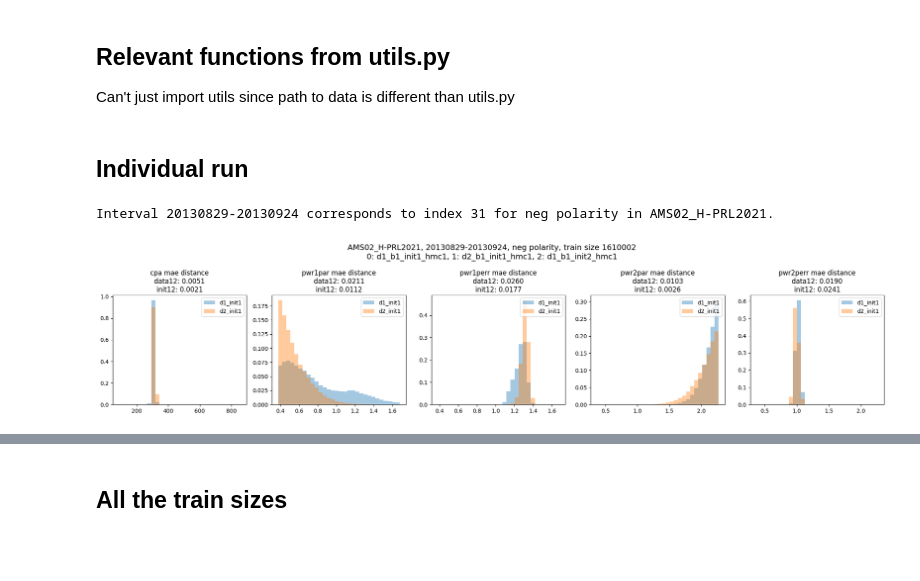
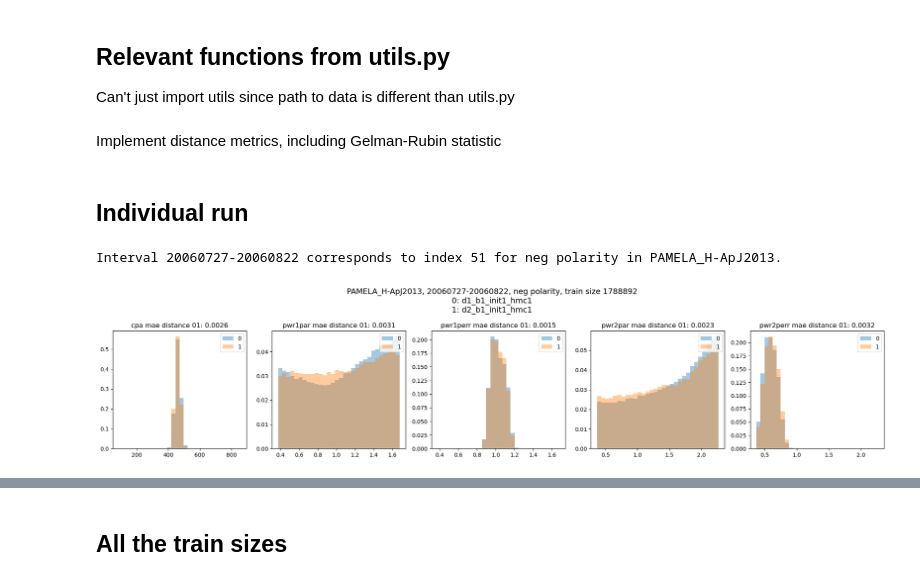
Before and after one commit to hawaii-ai/GalacticCosmicRays, a Jupyter notebook: notebooks/plot/plot_hmc_train_size_individual_runs.ipynb, the cells around one changed output, grey strips where cells are left out. Drawn from its saved outputs; the diff is of its cells as text; code cells hidden in the pictures; blank space fills up the shorter version.

```diff
--- a/notebooks/plot/plot_hmc_train_size_individual_runs.ipynb
+++ b/notebooks/plot/plot_hmc_train_size_individual_runs.ipynb
@@ -108,0 +90,2 @@ def get_distance(hist_0, hist_1, metric='mae'):
+# %% [markdown]
+Implement distance metrics, including Gelman-Rubin statistic
@@ -109,25 +277,22 @@ def get_distance(hist_0, hist_1, metric='mae'):
 # %% [markdown]
 ## Individual run
 # %%
-data_version=['d1', 'd2'] # 'd1', 'd2'
+data_version=['d1', 'd2', 'd3', 'd4', 'd5']
+model_version=['init1', 'init2', 'init3', 'init4', 'init5']
 bootstrap=['b0', 'b1'] # 'b0' or 'b1', false or true
-model_version=['init1', 'init2'] # 'init1' or 'init2'
 hmc_run = ['hmc1', 'hmc2'] # 'hmc1' or 'hmc2'
 
 # Parameters (change me!)
-idx = 31 # 24 corresponds to 20130221-20130319, the interval in the paper
-train_size_fraction = 0.9
+idx = 51 # 24 corresponds to 20130221-20130319, the interval in the paper
+train_size_fraction = 1.0
 hmc_version='v32'
 data_bootstrap_model_hmc_identifier_0 = f"{data_version[0]}_{bootstrap[1]}_{model_version[0]}_{hmc_run[0]}"
 data_bootstrap_model_hmc_identifier_1 = f"{data_version[1]}_{bootstrap[1]}_{model_version[0]}_{hmc_run[0]}"
-data_bootstrap_model_hmc_identifier_2 = f"{data_version[0]}_{bootstrap[1]}_{model_version[1]}_{hmc_run[0]}"
-# data_bootstrap_model_hmc_identifier_3 = f"{data_version[0]}_{bootstrap[1]}_{model_version[0]}_{hmc_run[1]}"
 
 # Load relevant HMC results
-# print(f"Comparing {data_bootstrap_model_hmc_identifier_0}, {data_bootstrap_model_hmc_identifier_1}, {data_bootstrap_model_hmc_identifier_2}, and {data_bootstrap_model_hmc_identifier_3} for train size fraction {train_size_fraction}.")
 results_dir_hmc_0 = f"../../../results/{hmc_version}/{data_bootstrap_model_hmc_identifier_0}_{train_size_fraction}/"
 results_dir_hmc_1 = f"../../../results/{hmc_version}/{data_bootstrap_model_hmc_identifier_1}_{train_size_fraction}/"
-results_dir_hmc_2 = f"../../../results/{hmc_version}/{data_bootstrap_model_hmc_identifier_2}_{train_size_fraction}/"
+# results_dir_hmc_2 = f"../../../results/{hmc_version}/{data_bootstrap_model_hmc_identifier_2}_{train_size_fraction}/"
 # results_dir_hmc_3 = f"../../../results/{hmc_version}/{data_bootstrap_model_hmc_identifier_3}_{train_size_fraction}/"
 
 # Get interval corresponding to one in paper
@@ -144,16 +309,16 @@ df_int.head()
 # csv file has no headers, but samples are in this order: ['cpa', 'pwr1par', 'pwr1perr', 'pwr2par', 'pwr2perr']
 hmc_0_samples = pd.read_csv(f'{results_dir_hmc_0}samples_{idx}_{exp_name}_{interval}_{polarity}.csv', header=None, delimiter=',')
 hmc_1_samples = pd.read_csv(f'{results_dir_hmc_1}samples_{idx}_{exp_name}_{interval}_{polarity}.csv', header=None, delimiter=',')
-hmc_2_samples = pd.read_csv(f'{results_dir_hmc_2}samples_{idx}_{exp_name}_{interval}_{polarity}.csv', header=None, delimiter=',')
+# hmc_2_samples = pd.read_csv(f'{results_dir_hmc_2}samples_{idx}_{exp_name}_{interval}_{polarity}.csv', header=None, delimiter=',')
 # hmc_3_samples = pd.read_csv(f'{results_dir_hmc_3}samples_{idx}_{exp_name}_{interval}_{polarity}.csv', header=None, delimiter=',')
 
-parameter_names = ['cpa', 'pwr1par', 'pwr1perr', 'pwr2par', 'pwr2perr']
-hmc_0_samples.columns = parameter_names
-hmc_1_samples.columns = parameter_names
-hmc_2_samples.columns = parameter_names
-# hmc_3_samples.columns = parameter_names
+PARAMETERS = ['cpa', 'pwr1par', 'pwr1perr', 'pwr2par', 'pwr2perr']
+hmc_0_samples.columns = PARAMETERS
+hmc_1_samples.columns = PARAMETERS
+# hmc_2_samples.columns = PARAMETERS
+# hmc_3_samples.columns = PARAMETERS
 # %% [output]
-Interval 20130829-20130924 corresponds to index 31 for neg polarity in AMS02_H-PRL2021.
+Interval 20060727-20060822 corresponds to index 51 for neg polarity in PAMELA_H-ApJ2013.
 # %%
 num_bins = 30
 metric = 'mae' # 'mae', 'mse', 'kl', or 'wasserstein'
@@ -161,50 +326,51 @@ metric = 'mae' # 'mae', 'mse', 'kl', or 'wasserstein'
 # Let's make a 1 x 5 grid of subplots, where they are the historograms of the samples. We'll plot both hmc_0 and hmc_1 samples in the same grid
 fig, axs = plt.subplots(1, 5, figsize=(20, 4.5))
 # plt.suptitle(f"{exp_name}, {interval}, {polarity} polarity, train size {int(train_size_fraction * 1_788_892)}\n0: {data_bootstrap_model_hmc_identifier_0}, 1: {data_bootstrap_model_hmc_identifier_1}\n2: {data_bootstrap_model_hmc_identifier_2}, 3: {data_bootstrap_model_hmc_identifier_3}", fontsize=14)
-plt.suptitle(f"{exp_name}, {interval}, {polarity} polarity, train size {int(train_size_fraction * 1_788_892)}\n0: {data_bootstrap_model_hmc_identifier_0}, 1: {data_bootstrap_model_hmc_identifier_1}, 2: {data_bootstrap_model_hmc_identifier_2}", fontsize=14)
+plt.suptitle(f"{exp_name}, {interval}, {polarity} polarity, train size {int(train_size_fraction * 1_788_892)}\n0: {data_bootstrap_model_hmc_identifier_0}\n1: {data_bootstrap_model_hmc_identifier_1}", fontsize=14)
 # Plot the samples
 distances = []
-for i, param in enumerate(parameter_names):
+for i, param in enumerate(PARAMETERS):
     samples_0 = hmc_0_samples[param].values
     samples_1 = hmc_1_samples[param].values
-    samples_2 = hmc_2_samples[param].values
+    # samples_2 = hmc_2_samples[param].values
     # samples_3 = hmc_3_samples[param].values
 
     # Plot the samples with same bins
     # Use global binning after lab meeting conversation 4/9/2025
     min = PARAMETERS_MIN[i]
     max = PARAMETERS_MAX[i]
 
     # Create histograms and plot
     hist_0, bins = np.histogram(samples_0, bins=num_bins, range=(min, max), density=True)
     hist_1, bins = np.histogram(samples_1, bins=num_bins, range=(min, max), density=True)
-    hist_2, bins = np.histogram(samples_2, bins=num_bins, range=(min, max), density=True)
+    # hist_2, bins = np.histogram(samples_2, bins=num_bins, range=(min, max), density=True)
     # hist_3, bins = np.histogram(samples_3, bins=num_bins, range=(min, max), density=True)
 
     # Normalize the histograms
     hist_0 /= hist_0.sum()
     hist_1 /= hist_1.sum()
-    hist_2 /= hist_2.sum()
+    # hist_2 /= hist_2.sum()
     # hist_3 /= hist_3.sum()
 
     # Compute distance as MAE between bins
     distance_01 = get_distance(hist_0, hist_1, metric)
-    distance_02 = get_distance(hist_0, hist_2, metric)
+    # distance_02 = get_distance(hist_0, hist_2, metric)
     # distance_03 = get_distance(hist_0, hist_3, metric)
 
     # Plot the histograms
-    axs[i].bar(bins[:-1], hist_0, width=(bins[1]-bins[0]), alpha=0.4, label='d1_init1')
-    axs[i].bar(bins[:-1], hist_1, width=(bins[1]-bins[0]), alpha=0.4, label='d2_init1')
+    axs[i].bar(bins[:-1], hist_0, width=(bins[1]-bins[0]), alpha=0.4, label='0')
+    axs[i].bar(bins[:-1], hist_1, width=(bins[1]-bins[0]), alpha=0.4, label='1')
     # axs[i].bar(bins[:-1], hist_2, width=(bins[1]-bins[0]), alpha=0.4, label='d1_init2')
 
     # Set the title and labels
-    axs[i].set_title(f"{param} {metric} distance\ndata12: {distance_01:.4f}\ninit12: {distance_02:.4f}")
+    # axs[i].set_title(f"{param} {metric} distance\ndata12: {distance_01:.4f}\ninit12: {distance_02:.4f}")
+    axs[i].set_title(f"{param} {metric} distance 01: {distance_01:.4f}")
     axs[i].legend(loc='upper right')
 
 plt.tight_layout()
 plt.savefig(f'../../../results/{hmc_version}/plots/{data_bootstrap_model_hmc_identifier_0}_vs_{data_bootstrap_model_hmc_identifier_1}_{train_size_fraction}_{idx}_samples.png', dpi=300)
 # plt.savefig(f'../../../results/{hmc_version}/plots/{data_bootstrap_model_hmc_identifier_0}_vs_{data_bootstrap_model_hmc_identifier_2}_{train_size_fraction}_{idx}_samples.png', dpi=300)
 # plt.savefig(f'../../../results/{hmc_version}/plots/{data_bootstrap_model_hmc_identifier_0}_vs_all_{train_size_fraction}_{idx}_samples.png', dpi=300)
 plt.show()
 # %% [output]
-[figure, old version]
+[figure, new version]
```
Also changed, not shown: parts of 8 cells of this notebook, 10 other files.
